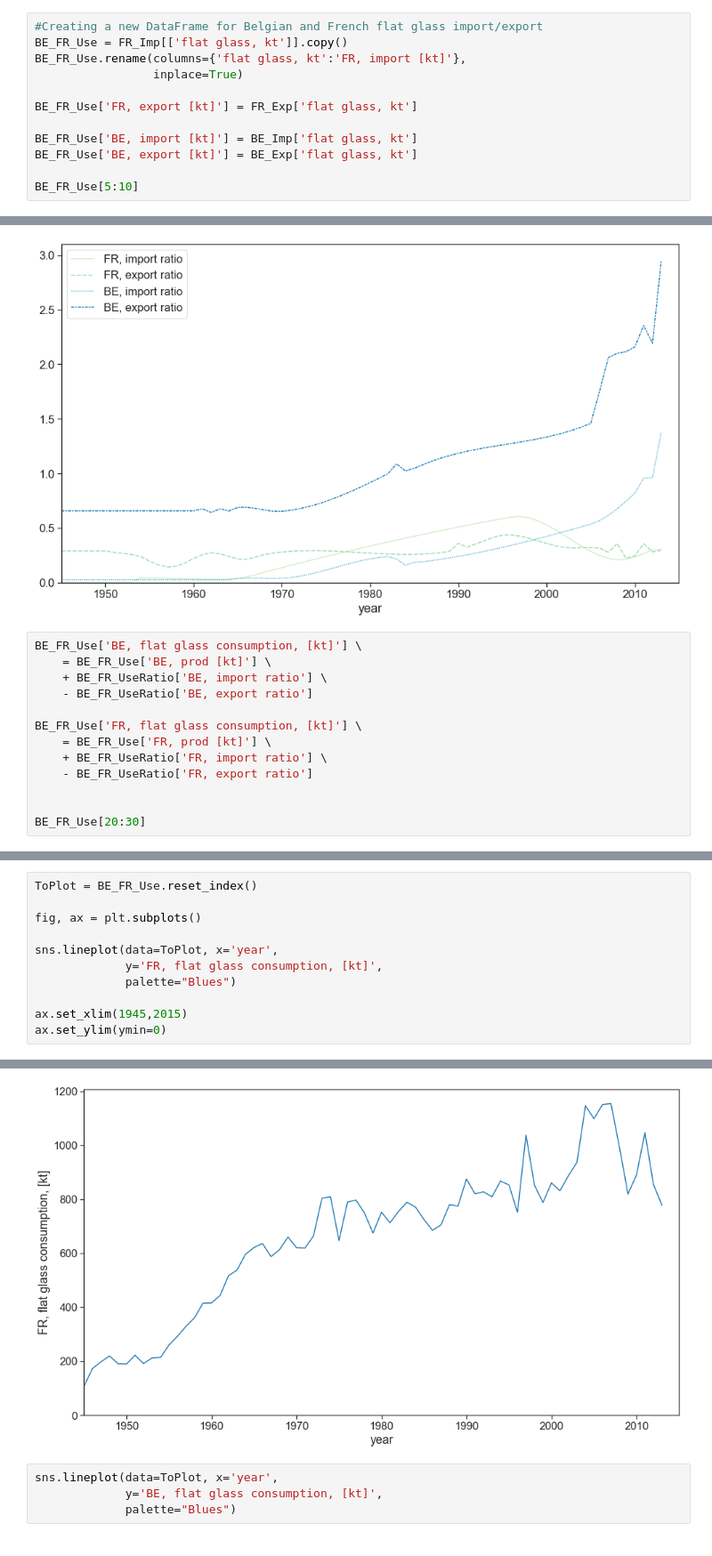
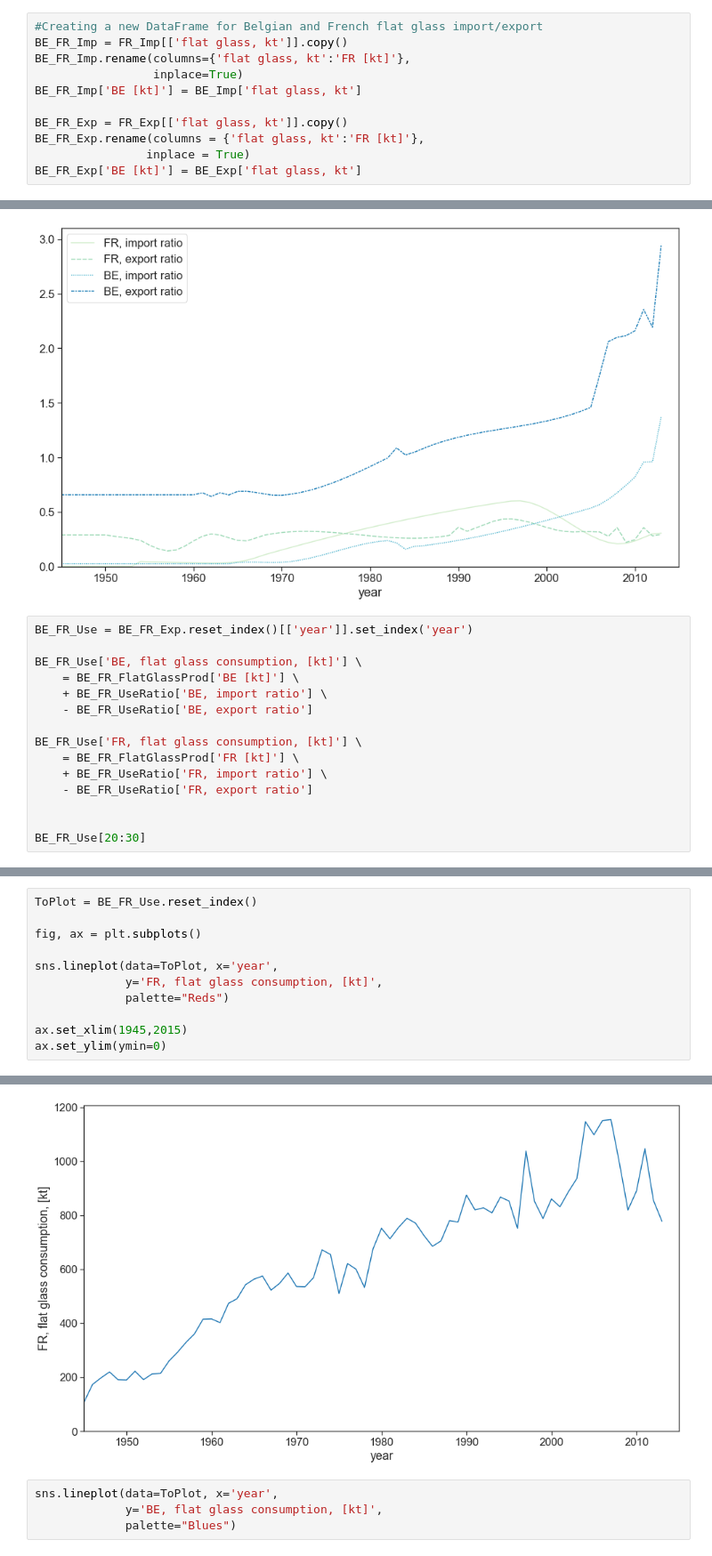
Before and after one commit to JeanSouv/01_MFA_GlassIndustry, a Jupyter notebook: MFA_FlatGlassIndustry.ipynb, the cells around one changed output, grey strips where cells are left out. Shown at 89% size. Cells and saved outputs as stored; diff of their text form.

Commit message:
First version of the notebook section analysing FR and BE flat glass ind

```diff
--- a/MFA_FlatGlassIndustry.ipynb
+++ b/MFA_FlatGlassIndustry.ipynb
@@ -106,13 +128,12 @@ BE_Imp = BE_data.parse('import').set_index('year')
 BE_Exp = BE_data.parse('export').set_index('year')
 # %%
 #Creating a new DataFrame for Belgian and French flat glass import/export
-BE_FR_Use = FR_Imp[['flat glass, kt']].copy()
-BE_FR_Use.rename(columns={'flat glass, kt':'FR, import [kt]'},
+BE_FR_Imp = FR_Imp[['flat glass, kt']].copy()
+BE_FR_Imp.rename(columns={'flat glass, kt':'FR [kt]'},
                  inplace=True)
+BE_FR_Imp['BE [kt]'] = BE_Imp['flat glass, kt']
 
-BE_FR_Use['FR, export [kt]'] = FR_Exp['flat glass, kt']
-
-BE_FR_Use['BE, import [kt]'] = BE_Imp['flat glass, kt']
-BE_FR_Use['BE, export [kt]'] = BE_Exp['flat glass, kt']
-
-BE_FR_Use[5:10]
+BE_FR_Exp = FR_Exp[['flat glass, kt']].copy()
+BE_FR_Exp.rename(columns = {'flat glass, kt':'FR [kt]'},
+                inplace = True)
+BE_FR_Exp['BE [kt]'] = BE_Exp['flat glass, kt']
@@ -199,13 +204,15 @@ ax.set_ylim(ymin=0)
 (0.0, 3.098060051714452)
 [figure]
 # %%
+BE_FR_Use = BE_FR_Exp.reset_index()[['year']].set_index('year')
+
 BE_FR_Use['BE, flat glass consumption, [kt]'] \
-    = BE_FR_Use['BE, prod [kt]'] \
+    = BE_FR_FlatGlassProd['BE [kt]'] \
     + BE_FR_UseRatio['BE, import ratio'] \
     - BE_FR_UseRatio['BE, export ratio']
 
 BE_FR_Use['FR, flat glass consumption, [kt]'] \
-    = BE_FR_Use['FR, prod [kt]'] \
+    = BE_FR_FlatGlassProd['FR [kt]'] \
     + BE_FR_UseRatio['FR, import ratio'] \
     - BE_FR_UseRatio['FR, export ratio']
 
@@ -231,7 +238,7 @@ fig, ax = plt.subplots()
 
 sns.lineplot(data=ToPlot, x='year',
              y='FR, flat glass consumption, [kt]',
-             palette="Blues")
+             palette="Reds")
 
 ax.set_xlim(1945,2015)
 ax.set_ylim(ymin=0)
@@ -240,4 +247,4 @@ ax.set_ylim(ymin=0)
-[figure, old version]
+[figure, new version]
 # %%
 sns.lineplot(data=ToPlot, x='year',
              y='BE, flat glass consumption, [kt]',
```
Also changed, not shown: parts of 35 cells of this notebook, 4 other files.
